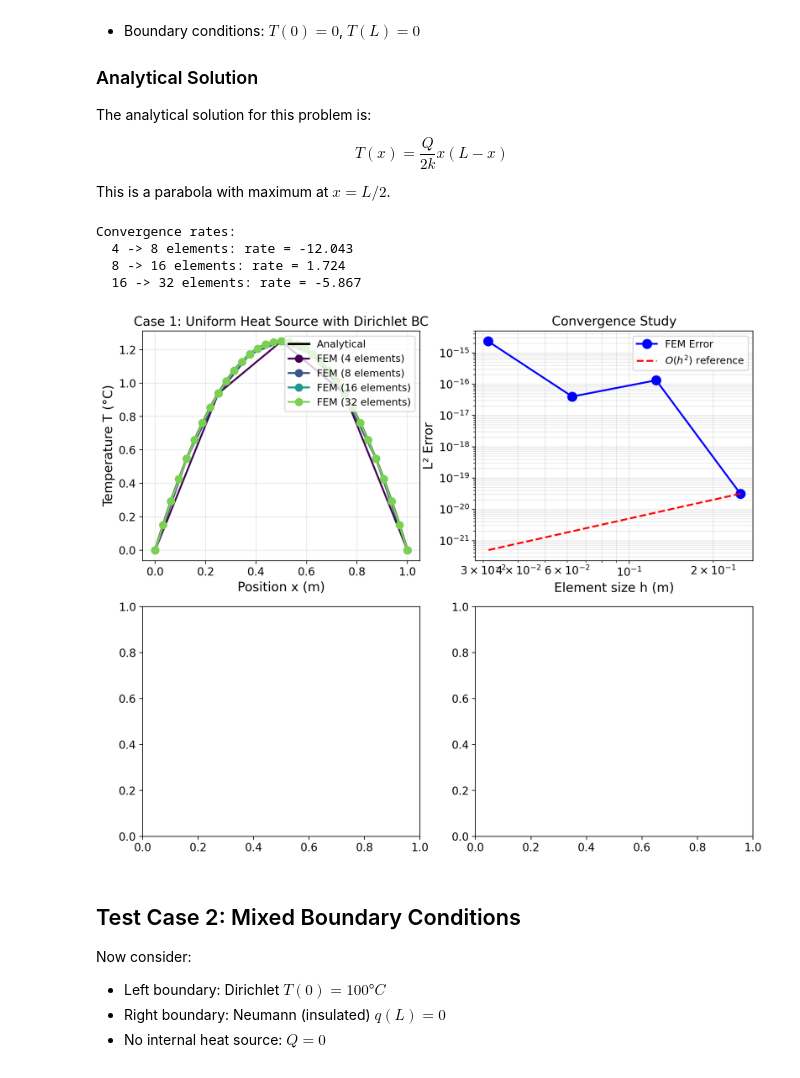
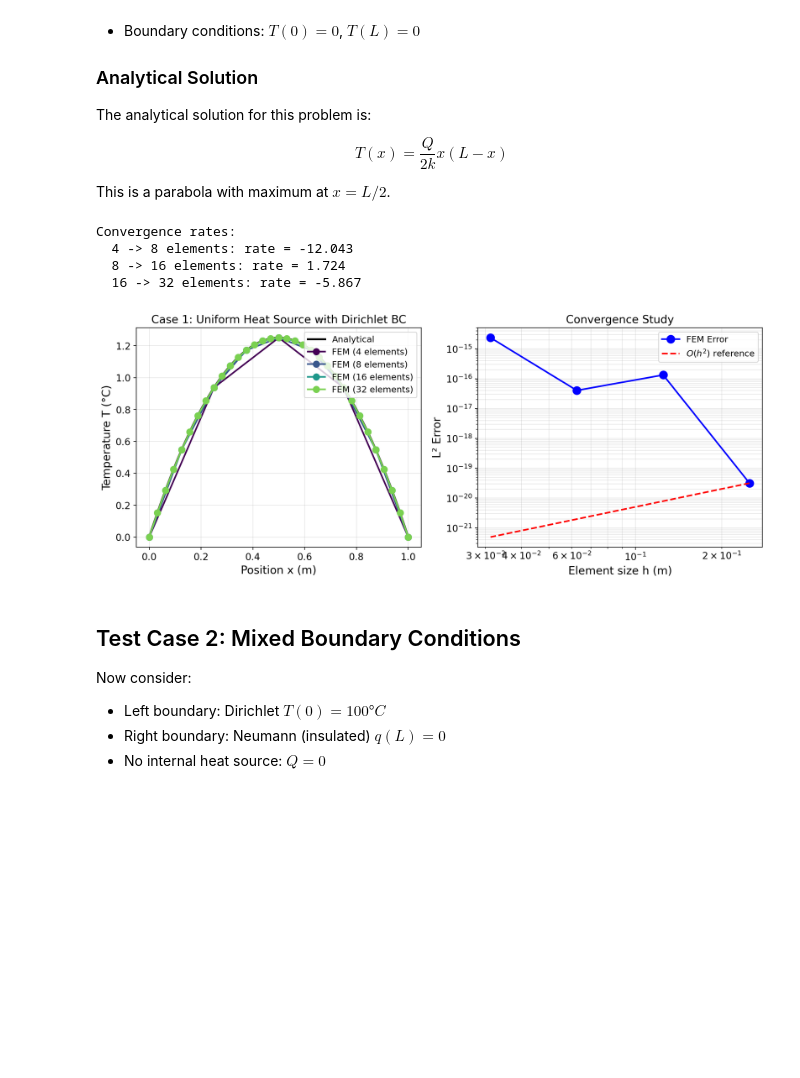
Before and after one commit to Ok-landscape/computational-pipeline, a Jupyter notebook: notebooks/published/finite_element_method_heat_transfer.ipynb, the cells around one changed output. Cells and saved outputs as stored; diff of their text form; code cells hidden in the pictures; blank space fills up the shorter version.

```diff
--- a/notebooks/published/finite_element_method_heat_transfer.ipynb
+++ b/notebooks/published/finite_element_method_heat_transfer.ipynb
@@ -253,6 +253,7 @@ $$T(x) = \frac{Q}{2k}x(L - x)$$
 
 This is a parabola with maximum at $x = L/2$.
 # %%
+# Python
 # Problem parameters
 L = 1.0  # Domain length (m)
 k = 1.0  # Thermal conductivity (W/m·K)
@@ -268,13 +269,12 @@ def analytical_solution_case1(x):
 n_elements_list = [4, 8, 16, 32]
 colors = plt.cm.viridis(np.linspace(0, 0.8, len(n_elements_list)))
 
-fig, axes = plt.subplots(2, 2, figsize=(12, 10))
+fig, axes = plt.subplots(1, 2, figsize=(12, 5))
 
 # Plot 1: Temperature distribution comparison
-ax1 = axes[0, 0]
+ax1 = axes[0]
 x_analytical = np.linspace(0, L, 200)
-ax1.plot(x_analytical, analytical_solution_case1(x_analytical), 'k-',
-         linewidth=2.5, label='Analytical')
+ax1.plot(x_analytical, analytical_solution_case1(x_analytical), 'k-', linewidth=2.5, label='Analytical')
 
 errors = []
 for n_elem, color in zip(n_elements_list, colors):
@@ -283,10 +283,7 @@ for n_elem, color in zip(n_elements_list, colors):
     solver.apply_dirichlet_bc(0, T_left)
     solver.apply_dirichlet_bc(n_elem, T_right)
     T = solver.solve()
-
-    ax1.plot(solver.nodes, T, 'o-', color=color,
-             markersize=8, label=f'FEM ({n_elem} elements)')
-
+    ax1.plot(solver.nodes, T, 'o-', color=color, markersize=8, label=f'FEM ({n_elem} elements)')
     # Compute L2 error
     T_exact = analytical_solution_case1(solver.nodes)
     error = np.sqrt(np.mean((T - T_exact)**2))
@@ -294,36 +291,39 @@ for n_elem, color in zip(n_elements_list, colors):
 
 ax1.set_xlabel('Position x (m)')
 ax1.set_ylabel('Temperature T (°C)')
 ax1.set_title('Case 1: Uniform Heat Source with Dirichlet BC')
 ax1.legend(loc='upper right')
 ax1.grid(True, alpha=0.3)
 
 # Plot 2: Convergence study
-ax2 = axes[0, 1]
+ax2 = axes[1]
 h_values = [L / n for n in n_elements_list]
 ax2.loglog(h_values, errors, 'bo-', markersize=10, linewidth=2, label='FEM Error')
 
-# Theoretical O(h²) convergence line
+# Theoretical $O(h^2)$ convergence line
 h_ref = np.array(h_values)
 error_ref = errors[0] * (h_ref / h_ref[0])**2
 ax2.loglog(h_ref, error_ref, 'r--', linewidth=2, label=r'$O(h^2)$ reference')
 
 ax2.set_xlabel('Element size h (m)')
 ax2.set_ylabel('L² Error')
 ax2.set_title('Convergence Study')
 ax2.legend()
 ax2.grid(True, alpha=0.3, which='both')
 
 print("Convergence rates:")
 for i in range(1, len(errors)):
     rate = np.log(errors[i-1]/errors[i]) / np.log(2)
     print(f"  {n_elements_list[i-1]} -> {n_elements_list[i]} elements: rate = {rate:.3f}")
+
+plt.tight_layout()
+plt.show()
 # %% [output]
 Convergence rates:
   4 -> 8 elements: rate = -12.043
   8 -> 16 elements: rate = 1.724
   16 -> 32 elements: rate = -5.867
-[figure, old version]
+[figure, new version]
 # %% [markdown]
 ## Test Case 2: Mixed Boundary Conditions
 
```
Also changed, not shown: parts of 2 cells of this notebook.
